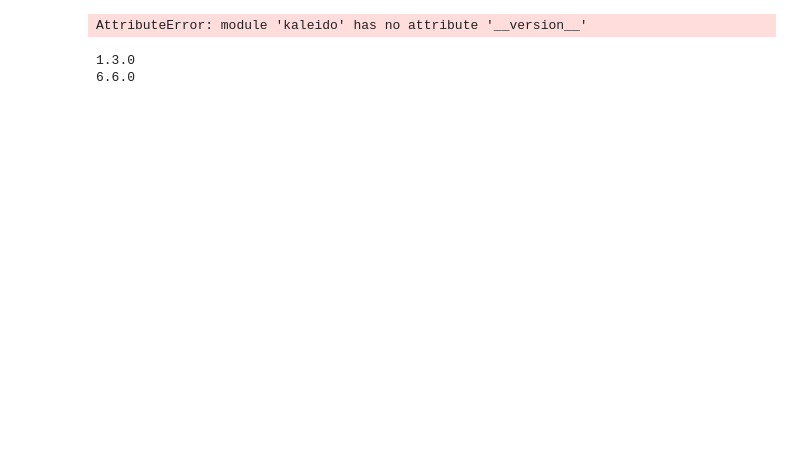
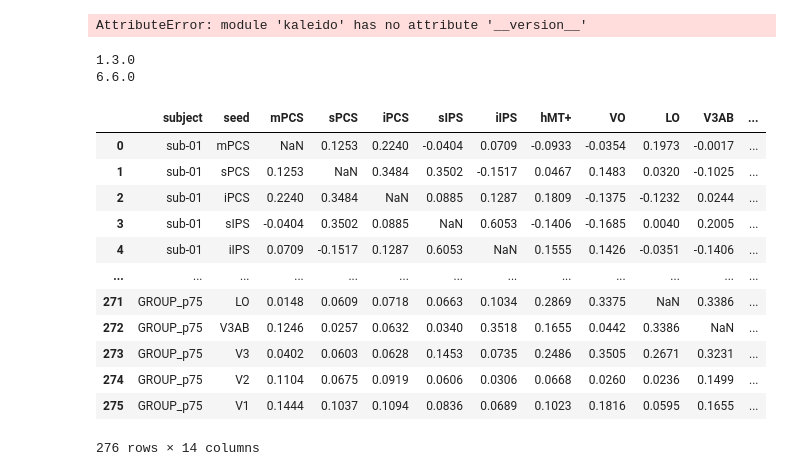
Before and after one commit to mszinte/pRF_analysis, a Jupyter notebook: RetinoMaps/dev/Paper/rest_figures.ipynb, the cells around one changed output. Cells and saved outputs as stored; diff of their text form; code cells hidden in the pictures; blank space fills up the shorter version.

```diff
--- a/RetinoMaps/dev/Paper/rest_figures.ipynb
+++ b/RetinoMaps/dev/Paper/rest_figures.ipynb
@@ -361,3 +369,19 @@ print(version('plotly'))
 # %% [output]
 1.3.0
 6.6.0
+# %%
+cor_r_lh_df
+# %% [output]
+|  | subject | seed | mPCS | sPCS | iPCS | sIPS | iIPS | hMT+ | VO | LO | V3AB | ... |
+| 0 | sub-01 | mPCS | NaN | 0.1253 | 0.2240 | -0.0404 | 0.0709 | -0.0933 | -0.0354 | 0.1973 | -0.0017 | ... |
+| 1 | sub-01 | sPCS | 0.1253 | NaN | 0.3484 | 0.3502 | -0.1517 | 0.0467 | 0.1483 | 0.0320 | -0.1025 | ... |
+| 2 | sub-01 | iPCS | 0.2240 | 0.3484 | NaN | 0.0885 | 0.1287 | 0.1809 | -0.1375 | -0.1232 | 0.0244 | ... |
+| 3 | sub-01 | sIPS | -0.0404 | 0.3502 | 0.0885 | NaN | 0.6053 | -0.1406 | -0.1685 | 0.0040 | 0.2005 | ... |
+| 4 | sub-01 | iIPS | 0.0709 | -0.1517 | 0.1287 | 0.6053 | NaN | 0.1555 | 0.1426 | -0.0351 | -0.1406 | ... |
+| ... | ... | ... | ... | ... | ... | ... | ... | ... | ... | ... | ... | ... |
+| 271 | GROUP_p75 | LO | 0.0148 | 0.0609 | 0.0718 | 0.0663 | 0.1034 | 0.2869 | 0.3375 | NaN | 0.3386 | ... |
+| 272 | GROUP_p75 | V3AB | 0.1246 | 0.0257 | 0.0632 | 0.0340 | 0.3518 | 0.1655 | 0.0442 | 0.3386 | NaN | ... |
+| 273 | GROUP_p75 | V3 | 0.0402 | 0.0603 | 0.0628 | 0.1453 | 0.0735 | 0.2486 | 0.3505 | 0.2671 | 0.3231 | ... |
+| 274 | GROUP_p75 | V2 | 0.1104 | 0.0675 | 0.0919 | 0.0606 | 0.0306 | 0.0668 | 0.0260 | 0.0236 | 0.1499 | ... |
+| 275 | GROUP_p75 | V1 | 0.1444 | 0.1037 | 0.1094 | 0.0836 | 0.0689 | 0.1023 | 0.1816 | 0.0595 | 0.1655 | ... |
+276 rows × 14 columns
```
Also changed, not shown: parts of 4 cells of this notebook, 15 other files.
